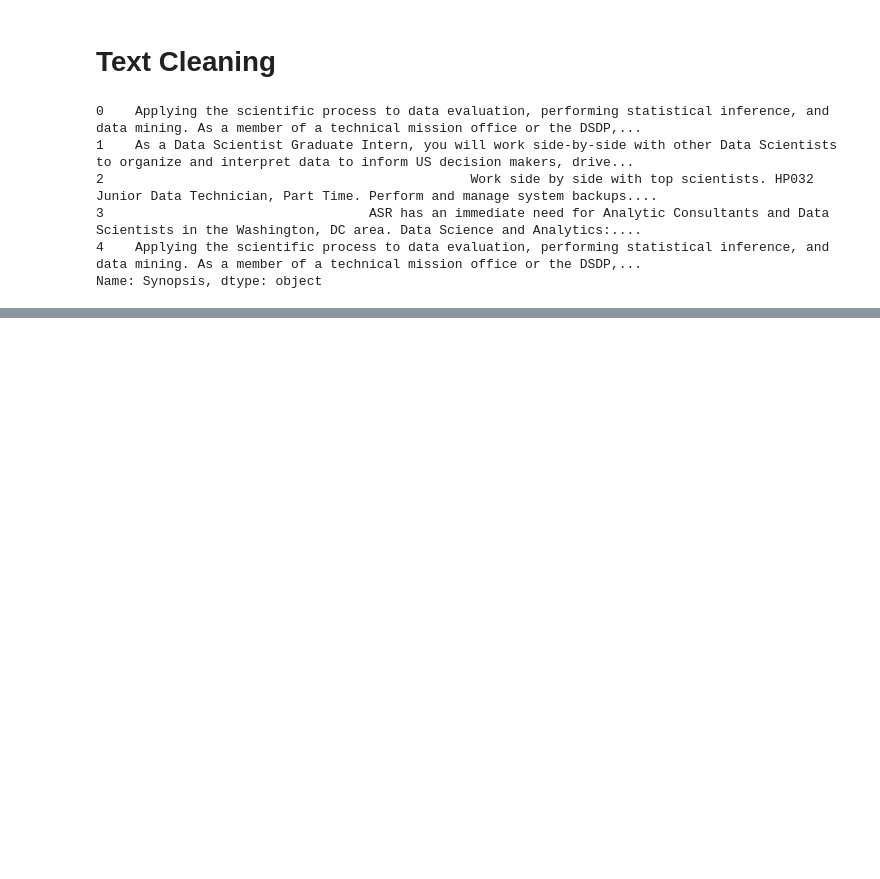
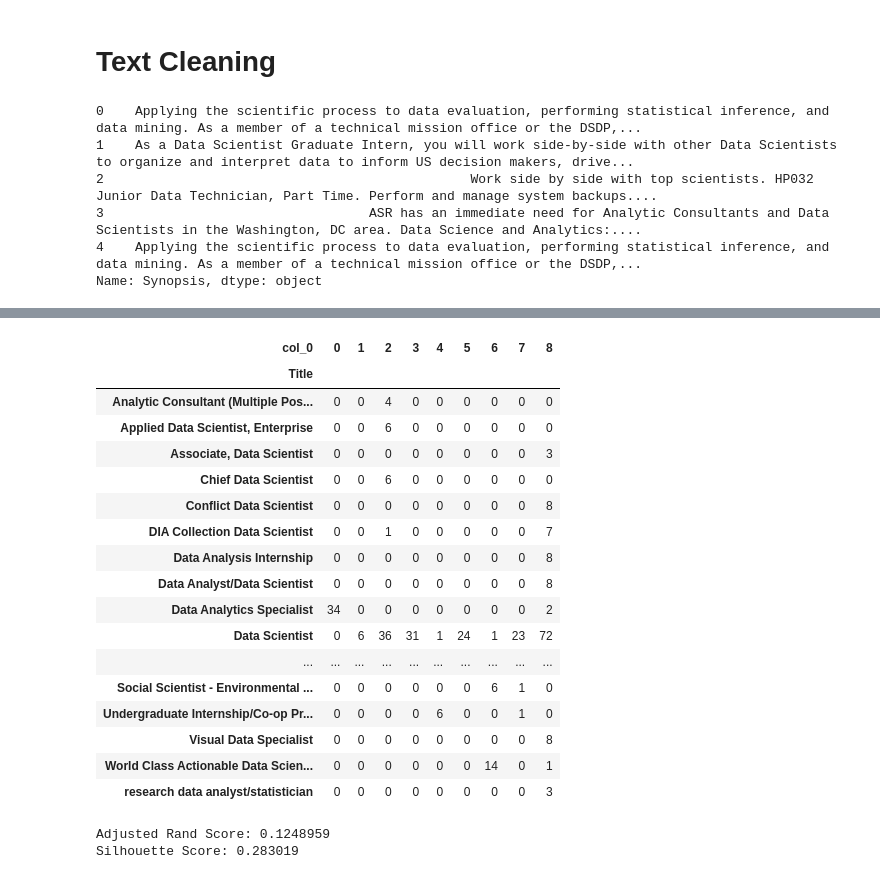
Before and after one commit to mhuh22/Thinkful, a Jupyter notebook: Bootcamp/Unit 7/Analysis on Indeed Data Scientist Postings.ipynb, the cells around one changed output, grey strips where cells are left out. Saved outputs shown, nothing was run; the diff lists cells and outputs as text; code cells hidden in the pictures; blank space fills up the shorter version.

```diff
--- a/Bootcamp/Unit 7/Analysis on Indeed Data Scientist Postings.ipynb
+++ b/Bootcamp/Unit 7/Analysis on Indeed Data Scientist Postings.ipynb
@@ -214,0 +363,34 @@ TypeError: string indices must be integers
+# %%
+# Calulate predicted values
+kmeans = KMeans(n_clusters=9, init='k-means++', random_state=42, n_init=20)
+y_pred1 = kmeans.fit_predict(features)
+
+pd.crosstab(y_train, y_pred1)
+# %% [output]
+| col_0 | 0 | 1 | 2 | 3 | 4 | 5 | 6 | 7 | 8 |
+| Title |  |  |  |  |  |  |  |  |  |
+| Analytic Consultant (Multiple Pos... | 0 | 0 | 4 | 0 | 0 | 0 | 0 | 0 | 0 |
+| Applied Data Scientist, Enterprise | 0 | 0 | 6 | 0 | 0 | 0 | 0 | 0 | 0 |
+| Associate, Data Scientist | 0 | 0 | 0 | 0 | 0 | 0 | 0 | 0 | 3 |
+| Chief Data Scientist | 0 | 0 | 6 | 0 | 0 | 0 | 0 | 0 | 0 |
+| Conflict Data Scientist | 0 | 0 | 0 | 0 | 0 | 0 | 0 | 0 | 8 |
+| DIA Collection Data Scientist | 0 | 0 | 1 | 0 | 0 | 0 | 0 | 0 | 7 |
+| Data Analysis Internship | 0 | 0 | 0 | 0 | 0 | 0 | 0 | 0 | 8 |
+| Data Analyst/Data Scientist | 0 | 0 | 0 | 0 | 0 | 0 | 0 | 0 | 8 |
+| Data Analytics Specialist | 34 | 0 | 0 | 0 | 0 | 0 | 0 | 0 | 2 |
+| Data Scientist | 0 | 6 | 36 | 31 | 1 | 24 | 1 | 23 | 72 |
+| ... | ... | ... | ... | ... | ... | ... | ... | ... | ... |
+| Social Scientist - Environmental ... | 0 | 0 | 0 | 0 | 0 | 0 | 6 | 1 | 0 |
+| Undergraduate Internship/Co-op Pr... | 0 | 0 | 0 | 0 | 6 | 0 | 0 | 1 | 0 |
+| Visual Data Specialist | 0 | 0 | 0 | 0 | 0 | 0 | 0 | 0 | 8 |
+| World Class Actionable Data Scien... | 0 | 0 | 0 | 0 | 0 | 0 | 14 | 0 | 1 |
+| research data analyst/statistician | 0 | 0 | 0 | 0 | 0 | 0 | 0 | 0 | 3 |
+# %%
+from sklearn.metrics import adjusted_rand_score
+from sklearn.metrics import silhouette_score
+
+print('Adjusted Rand Score: {:0.7}'.format(adjusted_rand_score(y_train, y_pred1)))
+print('Silhouette Score: {:0.7}'.format(silhouette_score(features, y_pred1, sample_size=60000, metric='euclidean')))
+# %% [output]
+Adjusted Rand Score: 0.1248959
+Silhouette Score: 0.283019
```
Also changed, not shown: parts of 15 cells of this notebook.
